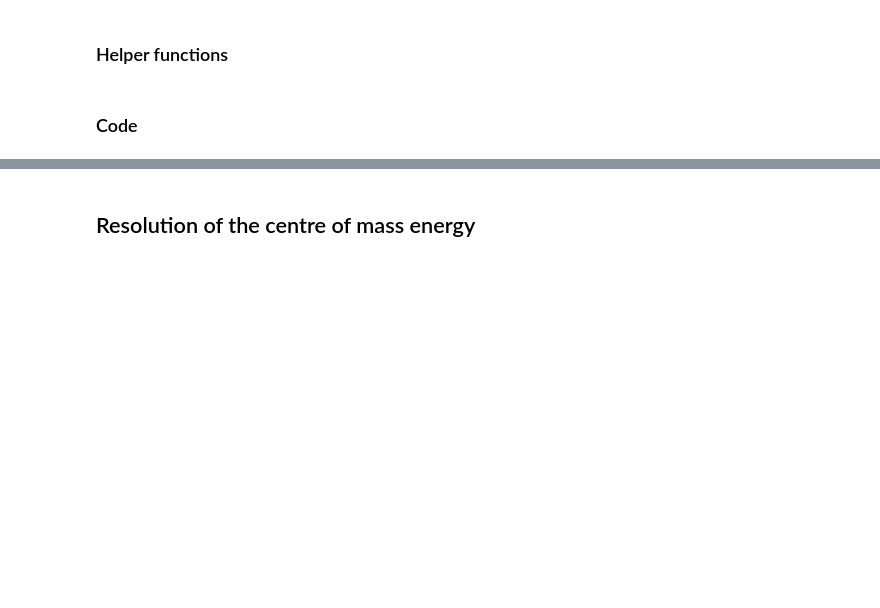
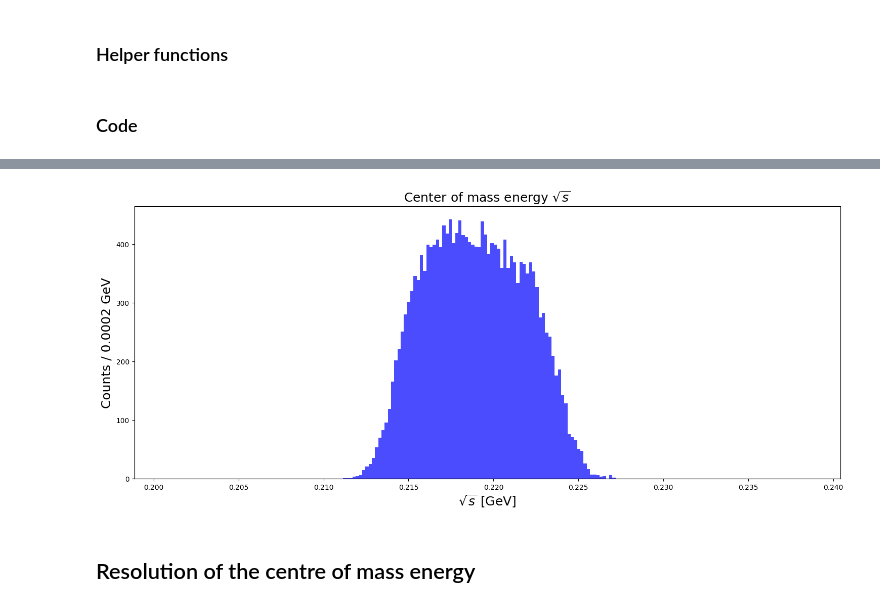
Before and after one commit to NicoloSalimbeni/muon_production_project, a Jupyter notebook: group_13_project.ipynb, the cells around one changed output, grey strips where cells are left out. Saved outputs shown, nothing was run; the diff lists cells and outputs as text; code cells hidden in the pictures; blank space fills up the shorter version.

```diff
--- a/group_13_project.ipynb
+++ b/group_13_project.ipynb
@@ -1793,5 +1797,22 @@ def get_CoM_energy(mu_rec_p, antimu_rec_p, mu_mass):
 
     return CoM_energy
+# %%
+def plot_CoM_energy(res_CoM, nBins, s_start, s_stop):
+    # this function is used to plot an histogram with the number of counts for the different resolution values
+    fig, ax = plt.subplots(1, 1, figsize=(18,7))
+    bin_width = (s_stop-s_start)/nBins
+
+    ax.hist(res_CoM["CoM_energy"], bins=nBins, range=[s_start, s_stop], alpha=0.7, color='blue')
+
+    ax.set_title('Center of mass energy $\sqrt{s}$', fontsize=18)
+    ax.set_xlabel("$\sqrt{s}$ [GeV]", fontsize=18)
+    ax.set_ylabel("Counts / {} GeV".format(round(bin_width,4)), fontsize=18)
+
+#    ax.set_yscale("log")
+
+    plt.show()
+
+    return
 # %% [markdown]
 ### Code
 # %%
@@ -1816,3 +1849,11 @@ SqrtS
+# %%
+s_start = np.min(sqrtS["CoM_energy"].values)*0.95
+s_stop = np.max(sqrtS["CoM_energy"].values)*1.05
+nBins = 200
+
+plot_CoM_energy(sqrtS, nBins, s_start, s_stop)
+# %% [output]
+[figure, added]
 # %% [markdown]
 ## Resolution of the centre of mass energy
 # %% [markdown]
```
Also changed, not shown: parts of 9 cells of this notebook.
